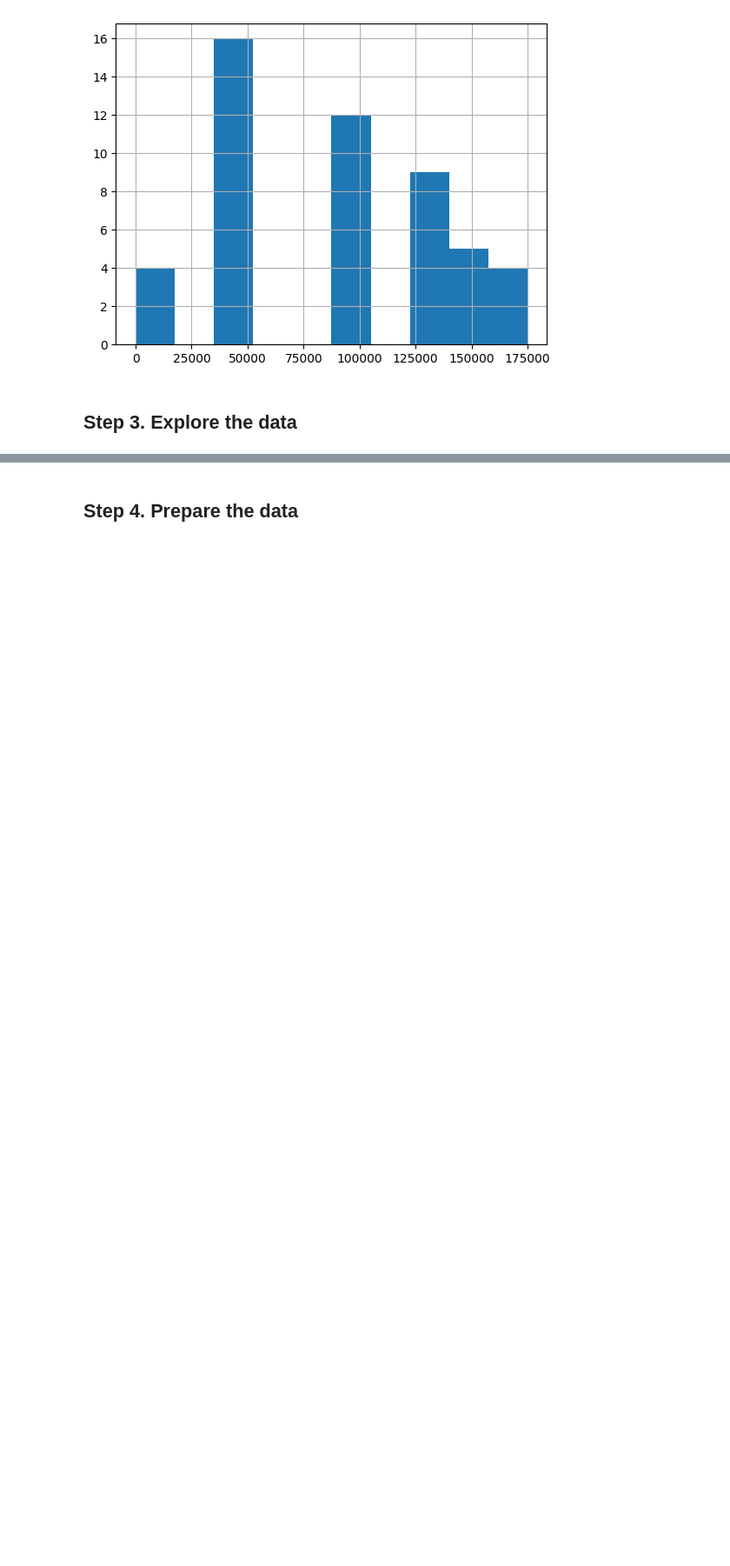
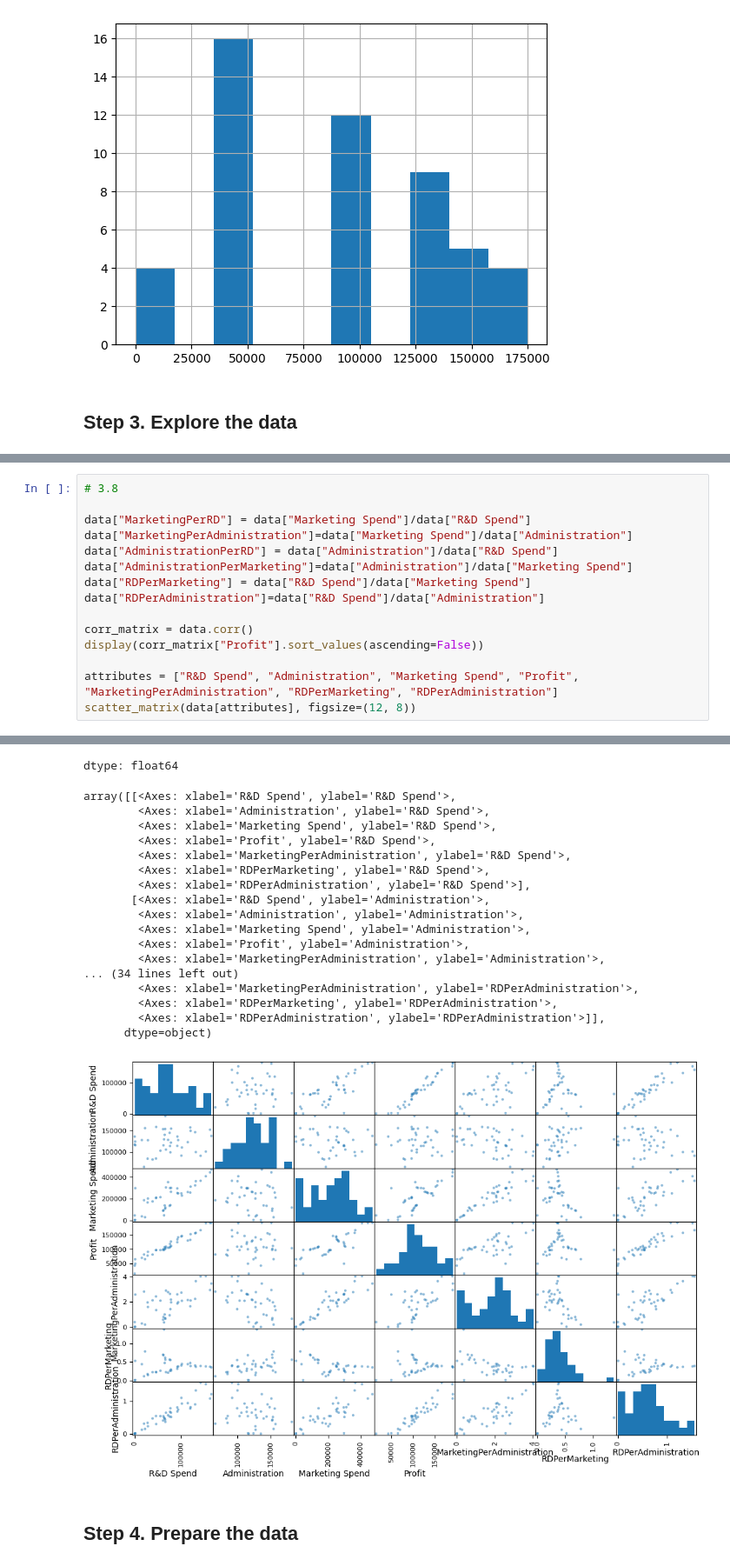
Before and after one commit to zealand-cs/50-startups, a Jupyter notebook: 50-startups.ipynb, the cells around one changed output, grey strips where cells are left out. Shown at 87% size. Saved outputs shown, nothing was run; the diff lists cells and outputs as text; blank space fills up the shorter version.

```diff
--- a/50-startups.ipynb
+++ b/50-startups.ipynb
@@ -333,0 +369,16 @@ plt.show()
+# %%
+# 3.8
+
+data["MarketingPerRD"] = data["Marketing Spend"]/data["R&D Spend"]
+data["MarketingPerAdministration"]=data["Marketing Spend"]/data["Administration"]
+data["AdministrationPerRD"] = data["Administration"]/data["R&D Spend"]
+data["AdministrationPerMarketing"]=data["Administration"]/data["Marketing Spend"]
+data["RDPerMarketing"] = data["R&D Spend"]/data["Marketing Spend"]
+data["RDPerAdministration"]=data["R&D Spend"]/data["Administration"]
+
+corr_matrix = data.corr()
+display(corr_matrix["Profit"].sort_values(ascending=False))
+
+attributes = ["R&D Spend", "Administration", "Marketing Spend", "Profit", "MarketingPerAdministration", "RDPerMarketing", "RDPerAdministration"]
+scatter_matrix(data[attributes], figsize=(12, 8))
+# %% [output]
@@ -334,3 +397,22 @@ plt.show()
+dtype: float64
+array([[<Axes: xlabel='R&D Spend', ylabel='R&D Spend'>,
+        <Axes: xlabel='Administration', ylabel='R&D Spend'>,
+        <Axes: xlabel='Marketing Spend', ylabel='R&D Spend'>,
+        <Axes: xlabel='Profit', ylabel='R&D Spend'>,
+        <Axes: xlabel='MarketingPerAdministration', ylabel='R&D Spend'>,
+        <Axes: xlabel='RDPerMarketing', ylabel='R&D Spend'>,
+        <Axes: xlabel='RDPerAdministration', ylabel='R&D Spend'>],
+       [<Axes: xlabel='R&D Spend', ylabel='Administration'>,
+        <Axes: xlabel='Administration', ylabel='Administration'>,
+        <Axes: xlabel='Marketing Spend', ylabel='Administration'>,
+        <Axes: xlabel='Profit', ylabel='Administration'>,
+        <Axes: xlabel='MarketingPerAdministration', ylabel='Administration'>,
+... (34 lines left out)
+        <Axes: xlabel='MarketingPerAdministration', ylabel='RDPerAdministration'>,
+        <Axes: xlabel='RDPerMarketing', ylabel='RDPerAdministration'>,
+        <Axes: xlabel='RDPerAdministration', ylabel='RDPerAdministration'>]],
+      dtype=object)
+[figure, added]
 # %% [markdown]
 ## Step 4. Prepare the data
 # %% [markdown]
```
Also changed, not shown: parts of 14 cells of this notebook.
